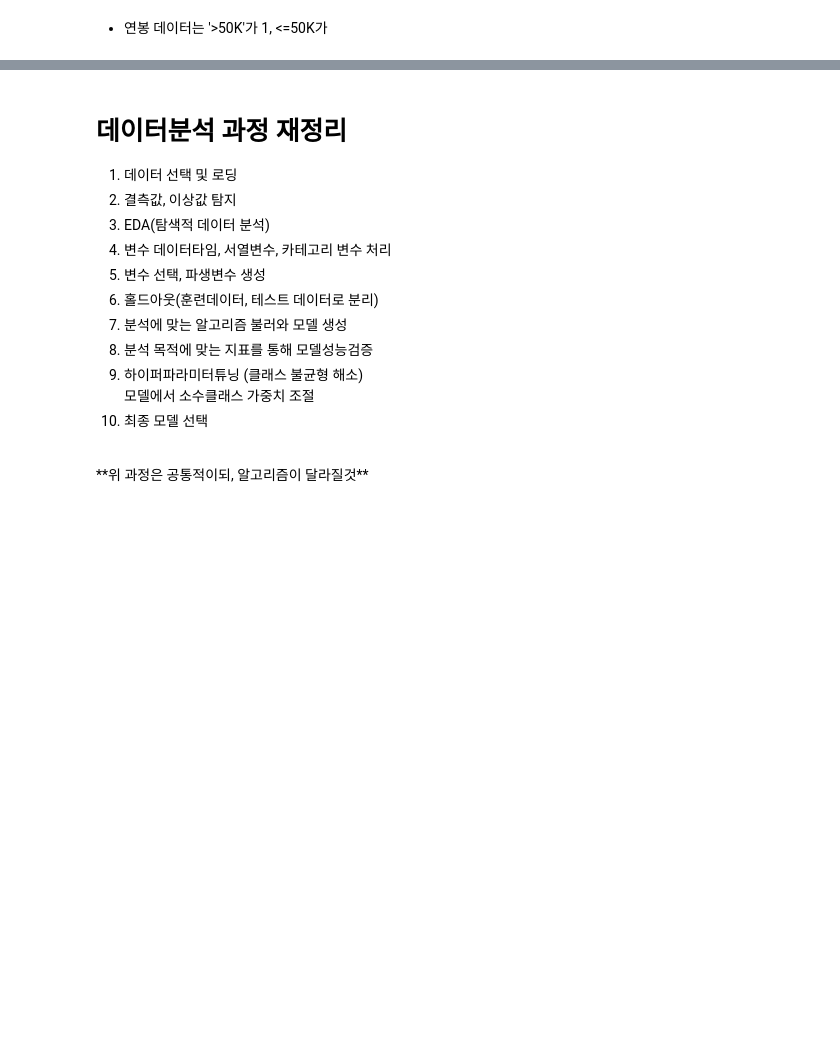
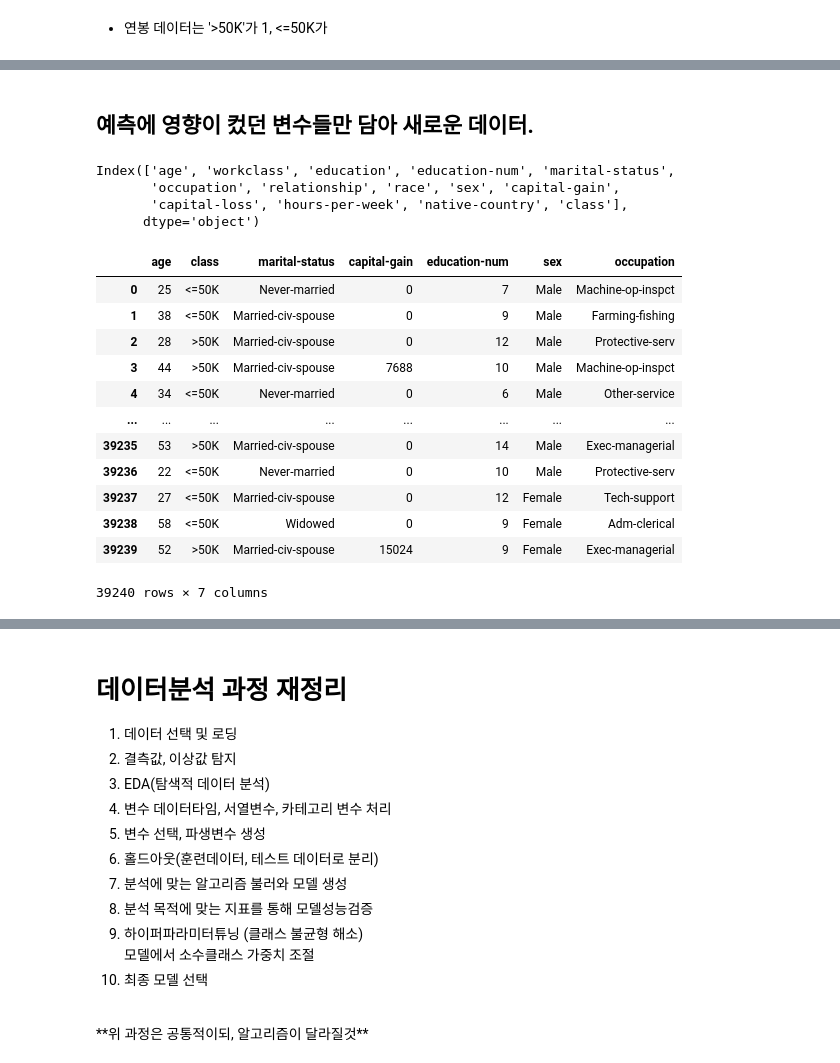
Before and after one commit to y25p/fintech_yeop, a Jupyter notebook: 05machine_learning/10지도학습 _분류분석_컬럼선택법_클래스불균형_모델성능향상시키기.ipynb, the cells around one changed output, grey strips where cells are left out. Saved outputs shown, nothing was run; the diff lists cells and outputs as text; code cells hidden in the pictures; blank space fills up the shorter version.

```diff
--- a/05machine_learning/10지도학습 _분류분석_컬럼선택법_클래스불균형_모델성능향상시키기.ipynb
+++ b/05machine_learning/10지도학습 _분류분석_컬럼선택법_클래스불균형_모델성능향상시키기.ipynb
@@ -36,6 +38,8 @@ data0.head()
 | 4 | 18 | NaN | Some-college | 10 | Never-married | NaN | Own-child | White | ... |
 # %%
 data= data0.copy()
+# %%
+data1= data0.copy()
 # %% [markdown]
 # RandomForest
 # %%
@@ -308,0 +480,32 @@ important_cols.sort_values(by='importance',ascending=False)
+# %% [markdown]
+## 예측에 영향이 컸던 변수들만 담아 새로운 데이터.
+# %%
+data0.columns
+# %% [output]
+Index(['age', 'workclass', 'education', 'education-num', 'marital-status',
+       'occupation', 'relationship', 'race', 'sex', 'capital-gain',
+       'capital-loss', 'hours-per-week', 'native-country', 'class'],
+      dtype='object')
+# %%
+# data0 카피할때 이미 했음
+data1=data1.drop_duplicates()
+data1=data1.dropna()
+data3=data1[['age','class','marital-status','capital-gain','education-num','sex','occupation']]
+# %%
+# 인덱스 리셋
+data3=data3.reset_index(drop=True)
+data3
+# %% [output]
+|  | age | class | marital-status | capital-gain | education-num | sex | occupation |
+| 0 | 25 | <=50K | Never-married | 0 | 7 | Male | Machine-op-inspct |
+| 1 | 38 | <=50K | Married-civ-spouse | 0 | 9 | Male | Farming-fishing |
+| 2 | 28 | >50K | Married-civ-spouse | 0 | 12 | Male | Protective-serv |
+| 3 | 44 | >50K | Married-civ-spouse | 7688 | 10 | Male | Machine-op-inspct |
+| 4 | 34 | <=50K | Never-married | 0 | 6 | Male | Other-service |
+| ... | ... | ... | ... | ... | ... | ... | ... |
+| 39235 | 53 | >50K | Married-civ-spouse | 0 | 14 | Male | Exec-managerial |
+| 39236 | 22 | <=50K | Never-married | 0 | 10 | Male | Protective-serv |
+| 39237 | 27 | <=50K | Married-civ-spouse | 0 | 12 | Female | Tech-support |
+| 39238 | 58 | <=50K | Widowed | 0 | 9 | Female | Adm-clerical |
+| 39239 | 52 | >50K | Married-civ-spouse | 15024 | 9 | Female | Exec-managerial |
+39240 rows × 7 columns
```
Also changed, not shown: parts of 88 cells of this notebook, 3 other files.
